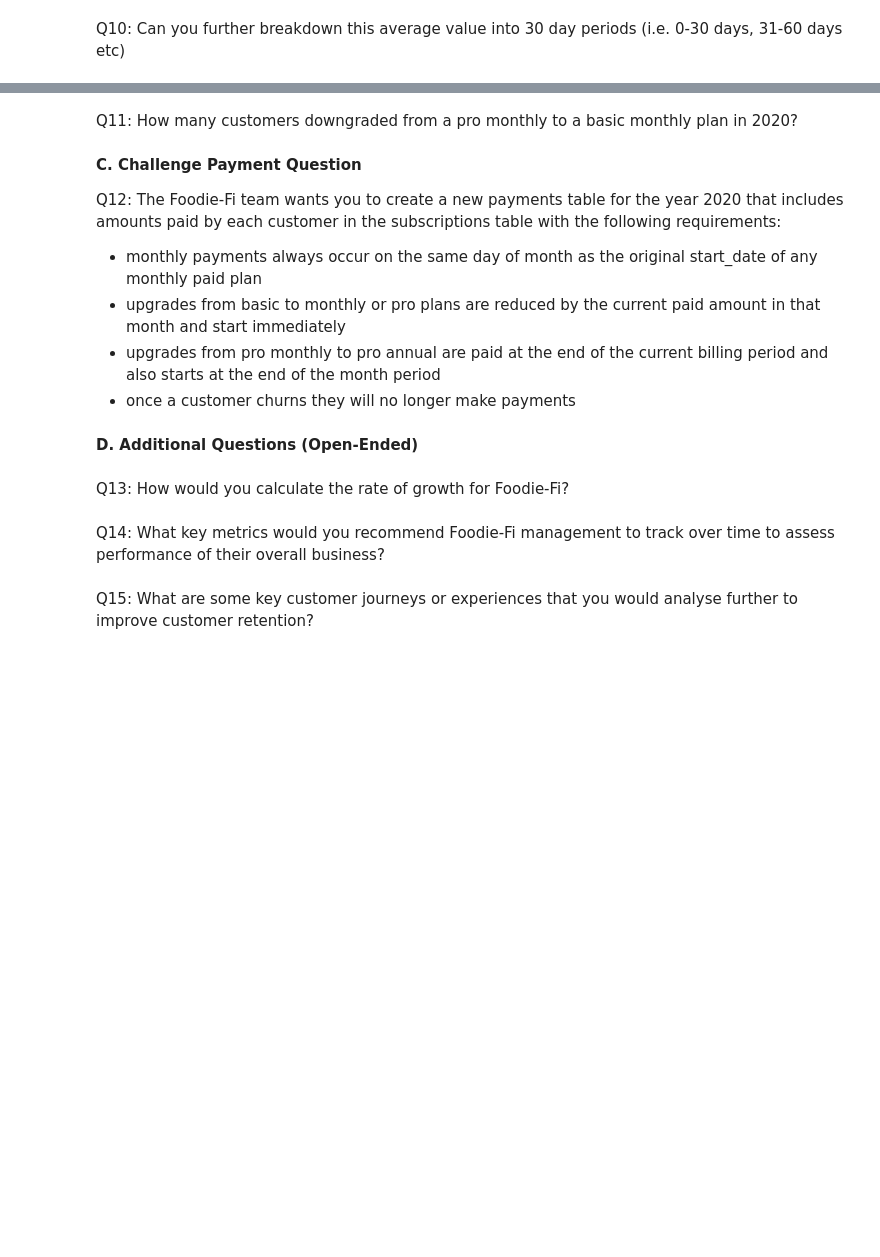
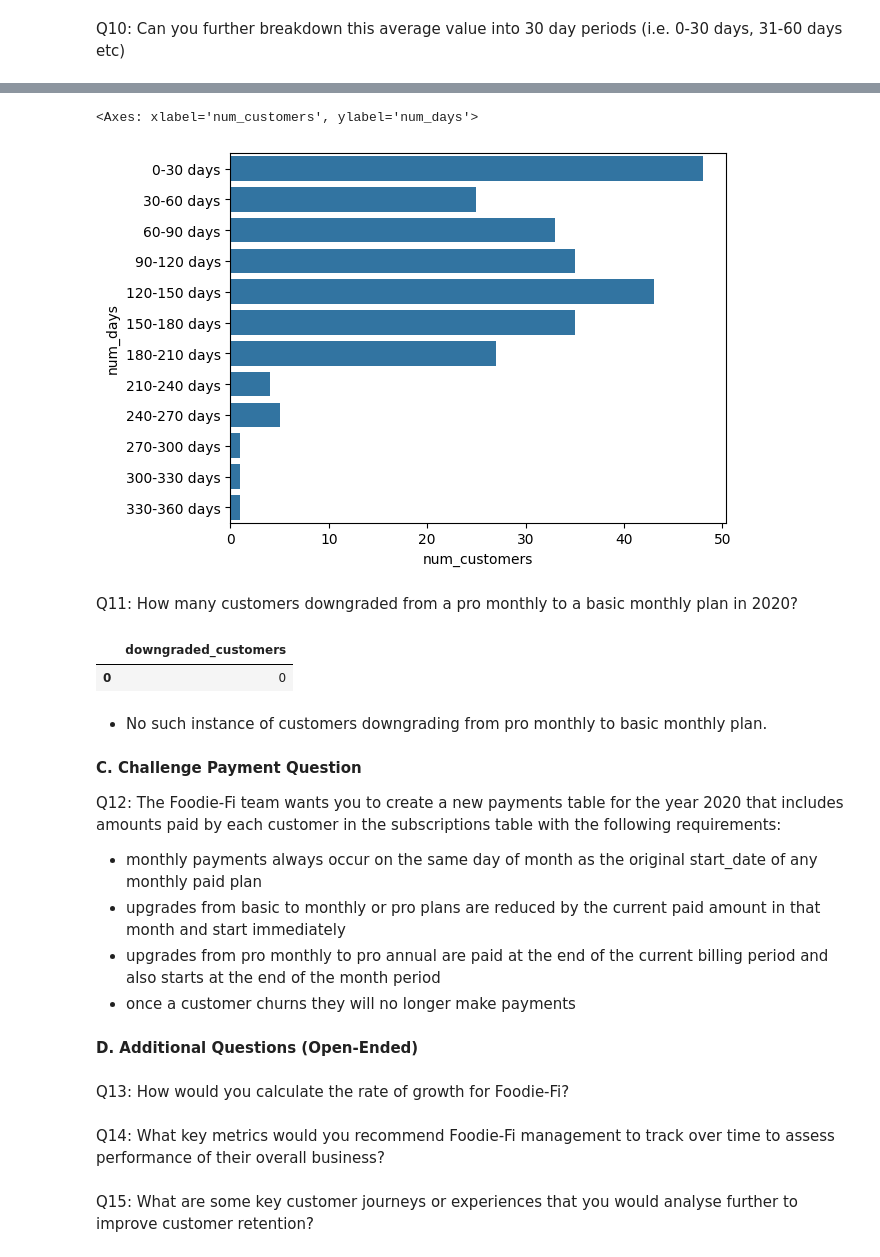
Before and after one commit to 20100215/8_Week_SQL_Challenge, a Jupyter notebook: Week 3 (Foodie-Fi)/week3.ipynb, the cells around one changed output, grey strips where cells are left out. Saved outputs shown, nothing was run; the diff lists cells and outputs as text; code cells hidden in the pictures; blank space fills up the shorter version.

```diff
--- a/Week 3 (Foodie-Fi)/week3.ipynb
+++ b/Week 3 (Foodie-Fi)/week3.ipynb
@@ -338,0 +479,32 @@ Q10: Can you further breakdown this average value into 30 day periods (i.e. 0-30
+# %%
+q10_df = query('''
+    WITH RECURSIVE days_series(min_days) AS (
+        SELECT 0
+        UNION ALL
+        SELECT min_days+30 FROM days_series
+        WHERE min_days+30<=330
+    ),
+    p0_dates AS (
+        SELECT customer_id, start_date
+        FROM subscriptions
+        WHERE plan_id = 0
+    ),
+    p3_dates AS (
+        SELECT customer_id, start_date
+        FROM subscriptions
+        WHERE plan_id = 3
+    )
+    SELECT
+        min_days || '-' || (min_days+30) || ' days' AS num_days,
+        COUNT(
+            CASE WHEN julianday(p3.start_date) - julianday(p0.start_date) >= min_days
+                  AND julianday(p3.start_date) - julianday(p0.start_date) <  min_days+30
+            THEN 1 ELSE NULL END
+        ) AS num_customers
+    FROM days_series, p0_dates p0
+    JOIN p3_dates p3
+    ON p0.customer_id = p3.customer_id
+    GROUP BY num_days
+    ORDER BY min_days
+''')
+q10_df
@@ -339,5 +525,35 @@ Q10: Can you further breakdown this average value into 30 day periods (i.e. 0-30
+# %%
+sns.barplot(data=q10_df, y='num_days', x='num_customers', orient='h')
+# %% [output]
+<Axes: xlabel='num_customers', ylabel='num_days'>
+[figure, added]
 # %% [markdown]
 Q11: How many customers downgraded from a pro monthly to a basic monthly plan in 2020?
+# %%
+# Same approach as Q6, but for the window function, order by date
+query('''
+    WITH ranked_cte AS (
+    SELECT
+        customer_id,
+        plan_id,
+        LEAD(plan_id) OVER (
+            PARTITION BY customer_id
+            ORDER BY start_date) AS next_plan_id
+    FROM subscriptions
+    WHERE strftime('%y', start_date) = 2020
+    )
+
+    SELECT
+        COUNT(customer_id) AS downgraded_customers
+    FROM ranked_cte
+    WHERE plan_id = 2
+        AND next_plan_id = 1;
+''')
+# %% [output]
+|  | downgraded_customers |
+| 0 | 0 |
+# %% [markdown]
+- No such instance of customers downgrading from pro monthly to basic monthly plan.
 # %% [markdown]
 **C. Challenge Payment Question**
 
```
Also changed, not shown: parts of 10 cells of this notebook.
